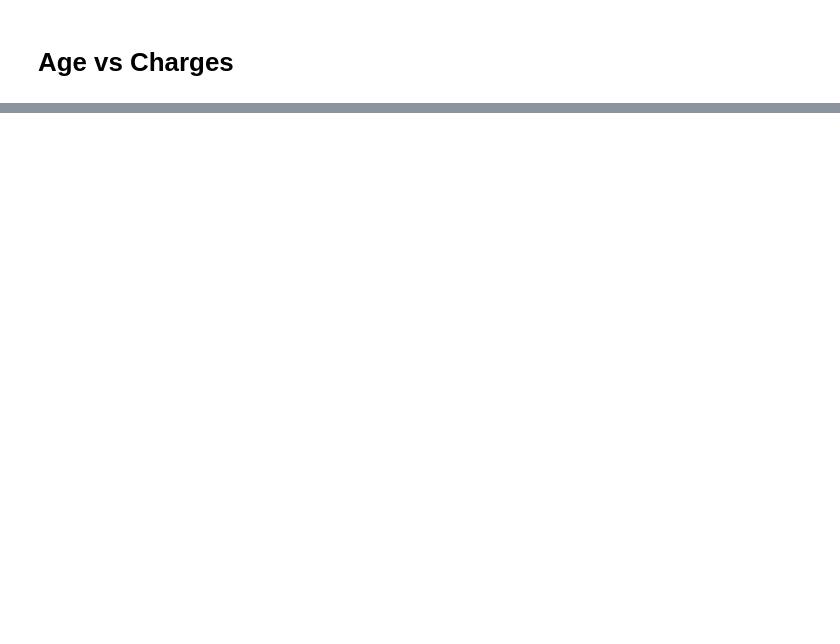
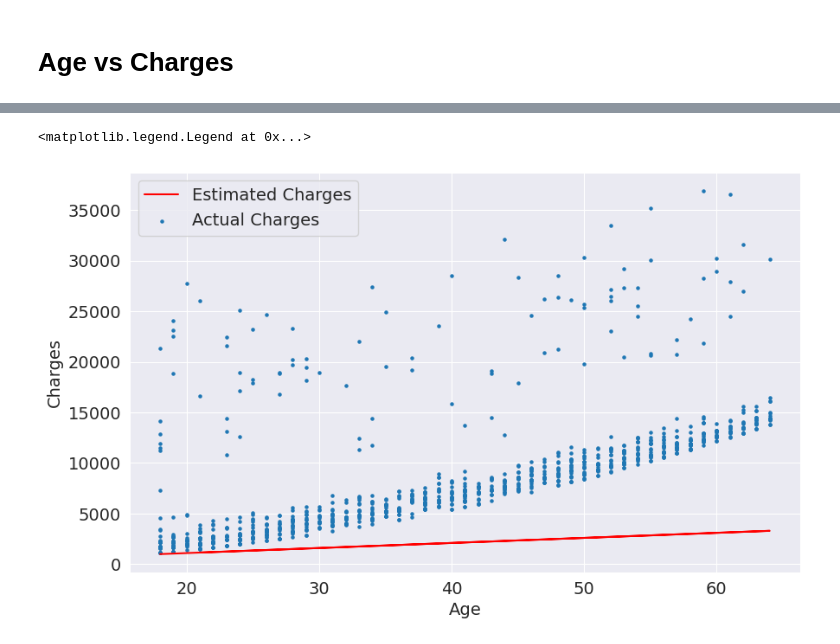
Before and after one commit to JohnUfo/python-and-scikit-tutorial, a Jupyter notebook: python_and_scikit_learn.ipynb, the cells around one changed output, grey strips where cells are left out. Cells and saved outputs as stored; diff of their text form; code cells hidden in the pictures; blank space fills up the shorter version.

```diff
--- a/python_and_scikit_learn.ipynb
+++ b/python_and_scikit_learn.ipynb
@@ -143,0 +253,11 @@ fig.update_yaxes(dtick=5000)
+# %%
+target = non_smoker_df.charges
+
+plt.plot(ages,estimated_charges,'r')
+plt.scatter(ages,target,s=5)
+plt.xlabel('Age')
+plt.ylabel('Charges')
+plt.legend(['Estimated Charges','Actual Charges'])
+# %% [output]
+<matplotlib.legend.Legend at 0x...>
+[figure, added]
```
Also changed, not shown: parts of 20 cells of this notebook.
